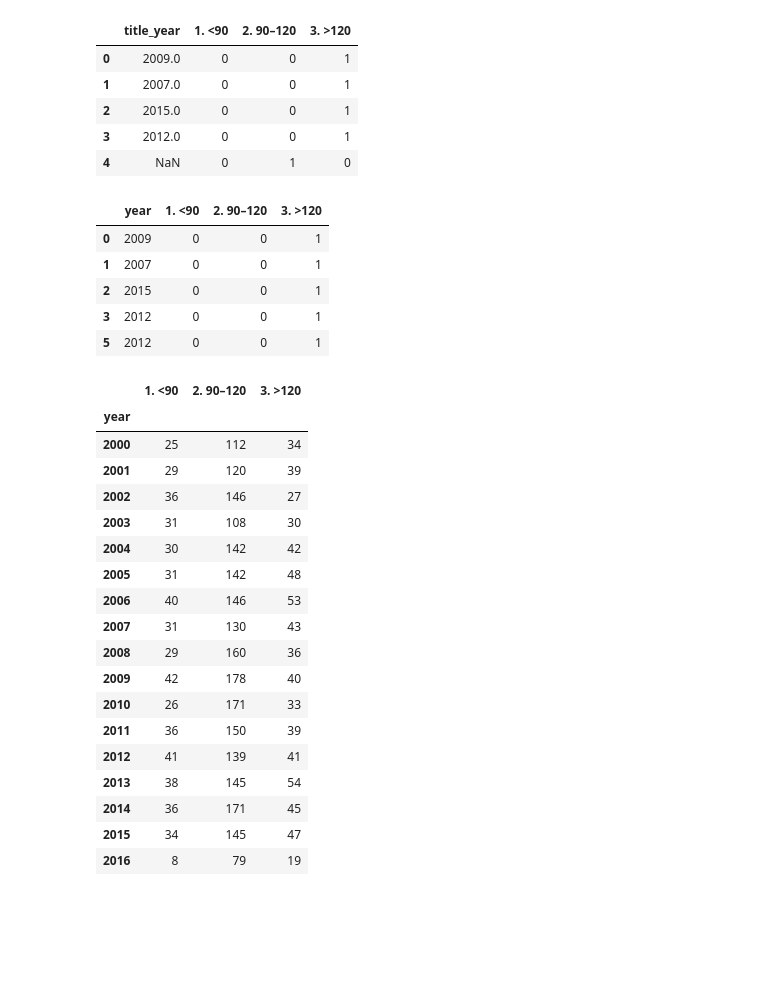
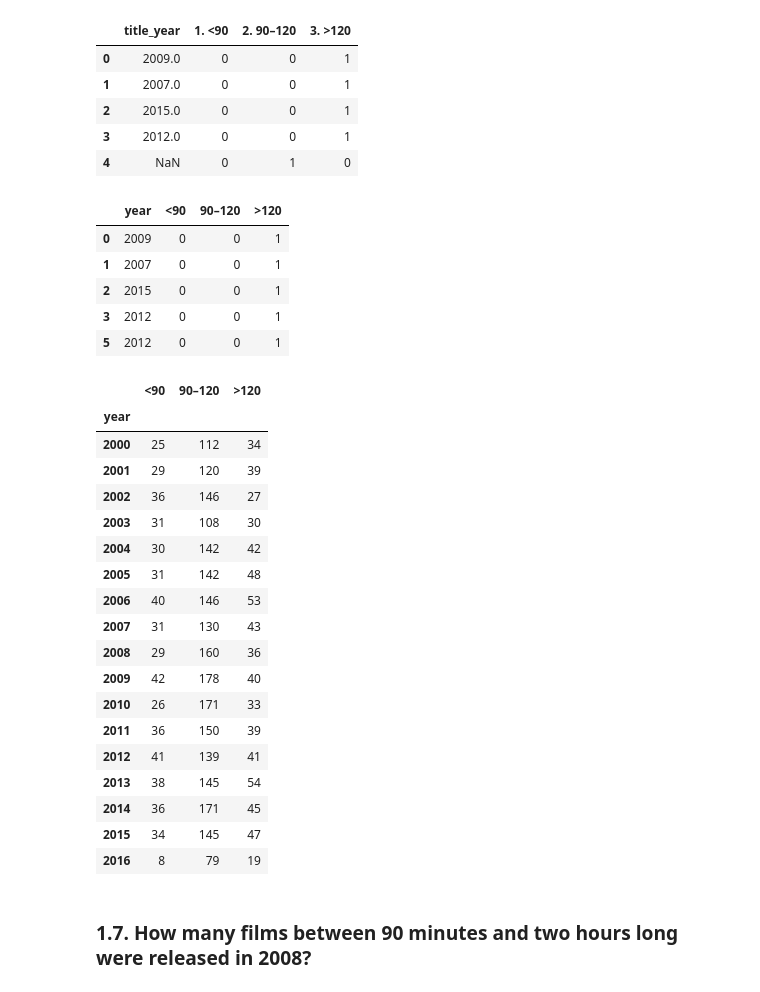
Before and after one commit to EderReisS/test_task_DS, a Jupyter notebook: Task 1/task1.ipynb, the cells around one changed output. Saved outputs shown, nothing was run; the diff lists cells and outputs as text; code cells hidden in the pictures; blank space fills up the shorter version.

```diff
--- a/Task 1/task1.ipynb
+++ b/Task 1/task1.ipynb
@@ -120,11 +120,11 @@ summary_data = summary_data[is_2000_or_foward]
 # the YYYY format.
 summary_data['title_year'] = summary_data['title_year'].astype(int)
 # %%
-#renmea 'title_year' to 'year'
-summary_data.rename(columns={'title_year':'year'},inplace = True)
+#rename the columns
+summary_data.rename(columns={'title_year':'year','1. <90':'<90','2. 90–120':'90–120','3. >120':'>120'},inplace = True)
 summary_data.head()
 # %% [output]
-|  | year | 1. <90 | 2. 90–120 | 3. >120 |
+|  | year | <90 | 90–120 | >120 |
 | 0 | 2009 | 0 | 0 | 1 |
 | 1 | 2007 | 0 | 0 | 1 |
 | 2 | 2015 | 0 | 0 | 1 |
@@ -132,9 +132,10 @@ summary_data.head()
 | 5 | 2012 | 0 | 0 | 1 |
 # %%
 #sumary construtrion
-summary_data.groupby(by = 'year').sum()
+summary = summary_data.groupby(by = 'year').sum()
+summary
 # %% [output]
-|  | 1. <90 | 2. 90–120 | 3. >120 |
+|  | <90 | 90–120 | >120 |
 | year |  |  |  |
 | 2000 | 25 | 112 | 34 |
 | 2001 | 29 | 120 | 39 |
@@ -153,3 +154,5 @@ summary_data.groupby(by = 'year').sum()
 | 2014 | 36 | 171 | 45 |
 | 2015 | 34 | 145 | 47 |
 | 2016 | 8 | 79 | 19 |
+# %% [markdown]
+### 1.7. How many films between 90 minutes and two hours long were released in 2008?
```
Also changed, not shown: parts of 14 cells of this notebook.
